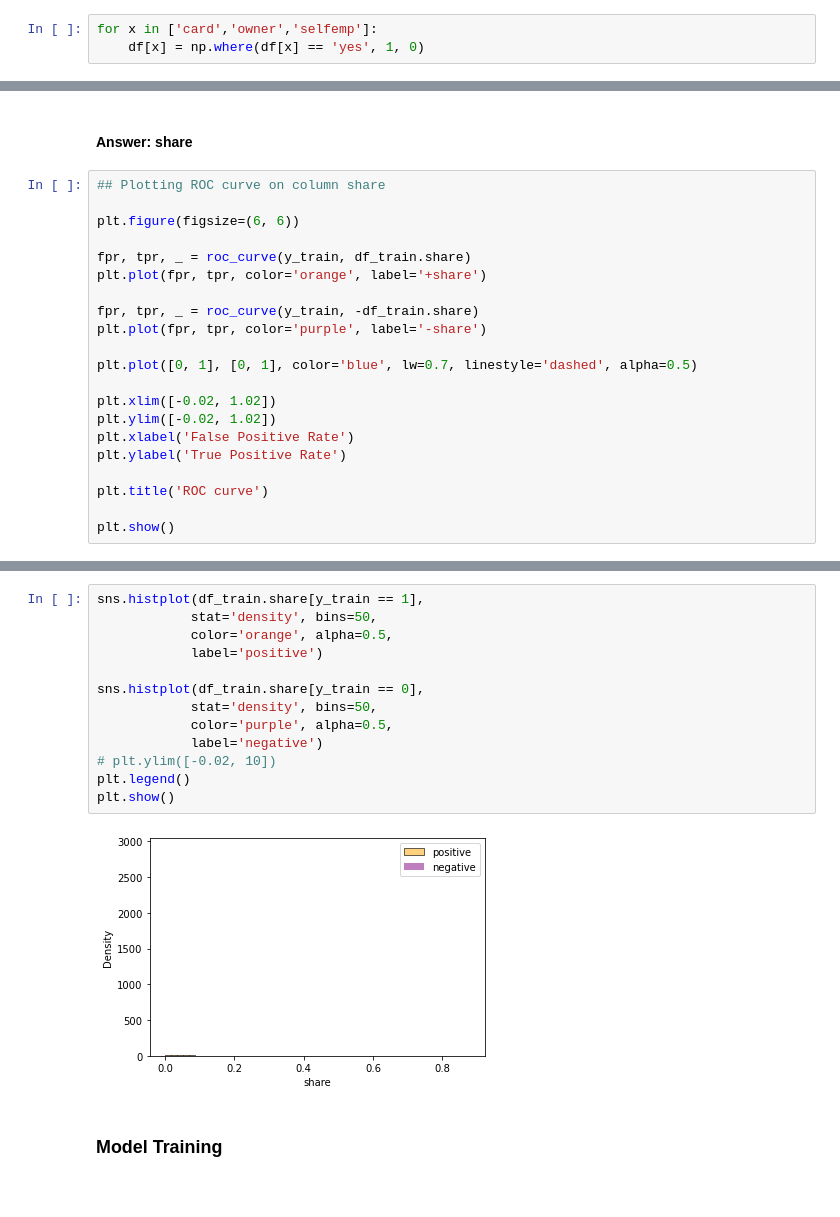
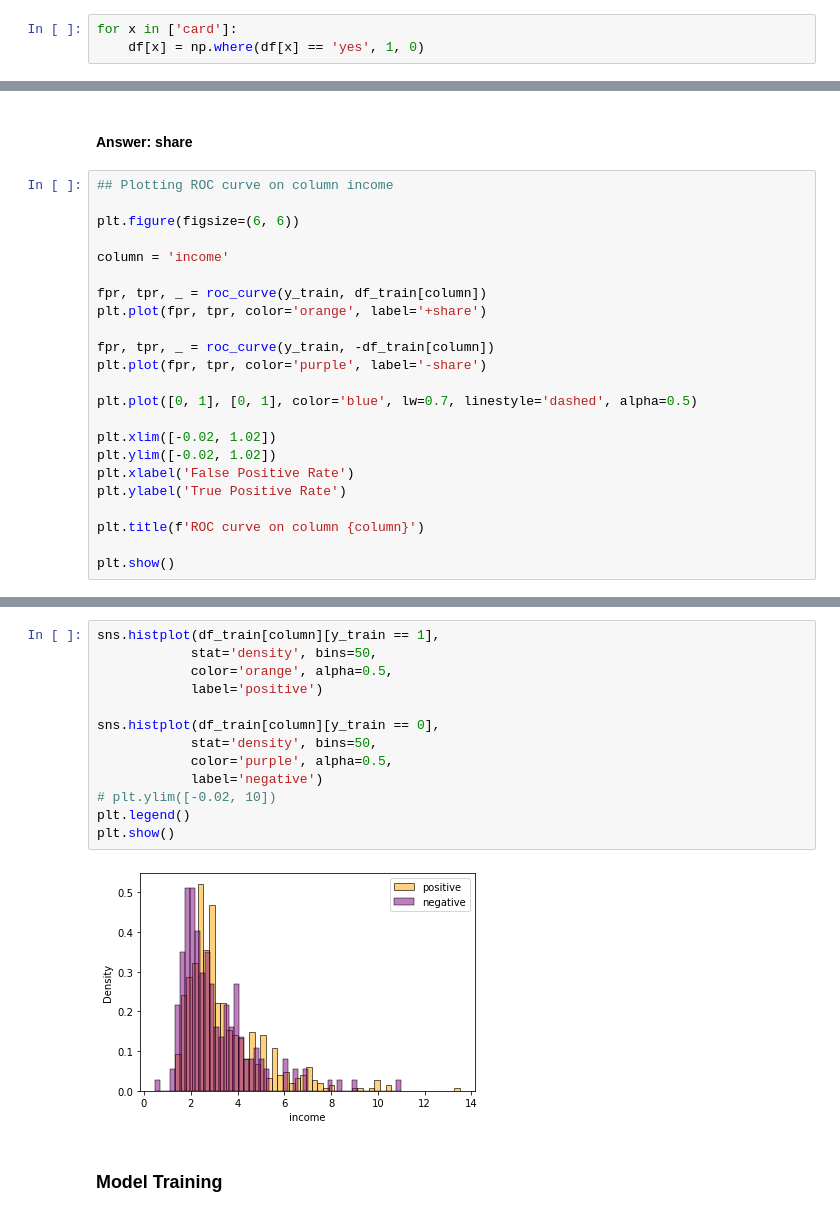
Before and after one commit to rizdiaprilian/MLZoomcamp_2022, a Jupyter notebook: 04_evaluation/Homework_week4.ipynb, the cells around one changed output, grey strips where cells are left out. Drawn from its saved outputs; the diff is of its cells as text.

```diff
--- a/04_evaluation/Homework_week4.ipynb
+++ b/04_evaluation/Homework_week4.ipynb
@@ -70,4 +74,4 @@ Name: selfemp, dtype: int64
 # %%
-for x in ['card','owner','selfemp']:
+for x in ['card']:
     df[x] = np.where(df[x] == 'yes', 1, 0)
 # %%
@@ -142,14 +139,16 @@ active, 0.6043173411362006
 # %% [markdown]
 #### Answer: share
 # %%
-## Plotting ROC curve on column share
+## Plotting ROC curve on column income
 
 plt.figure(figsize=(6, 6))
 
-fpr, tpr, _ = roc_curve(y_train, df_train.share)
+column = 'income'
+
+fpr, tpr, _ = roc_curve(y_train, df_train[column])
 plt.plot(fpr, tpr, color='orange', label='+share')
 
-fpr, tpr, _ = roc_curve(y_train, -df_train.share)
+fpr, tpr, _ = roc_curve(y_train, -df_train[column])
 plt.plot(fpr, tpr, color='purple', label='-share')
 
 plt.plot([0, 1], [0, 1], color='blue', lw=0.7, linestyle='dashed', alpha=0.5)
@@ -159,7 +158,7 @@ plt.ylim([-0.02, 1.02])
 plt.xlabel('False Positive Rate')
 plt.ylabel('True Positive Rate')
 
-plt.title('ROC curve')
+plt.title(f'ROC curve on column {column}')
 
 plt.show()
 # %% [output]
@@ -167,18 +166,18 @@ plt.show()
 # %%
-sns.histplot(df_train.share[y_train == 1],
+sns.histplot(df_train[column][y_train == 1],
             stat='density', bins=50,
             color='orange', alpha=0.5,
             label='positive')
 
-sns.histplot(df_train.share[y_train == 0],
+sns.histplot(df_train[column][y_train == 0],
             stat='density', bins=50,
             color='purple', alpha=0.5,
             label='negative')
 # plt.ylim([-0.02, 10])
 plt.legend()
 plt.show()
 # %% [output]
-[figure, old version]
+[figure, new version]
 # %% [markdown]
 ### Model Training
 # %%
```
Also changed, not shown: parts of 19 cells of this notebook.
